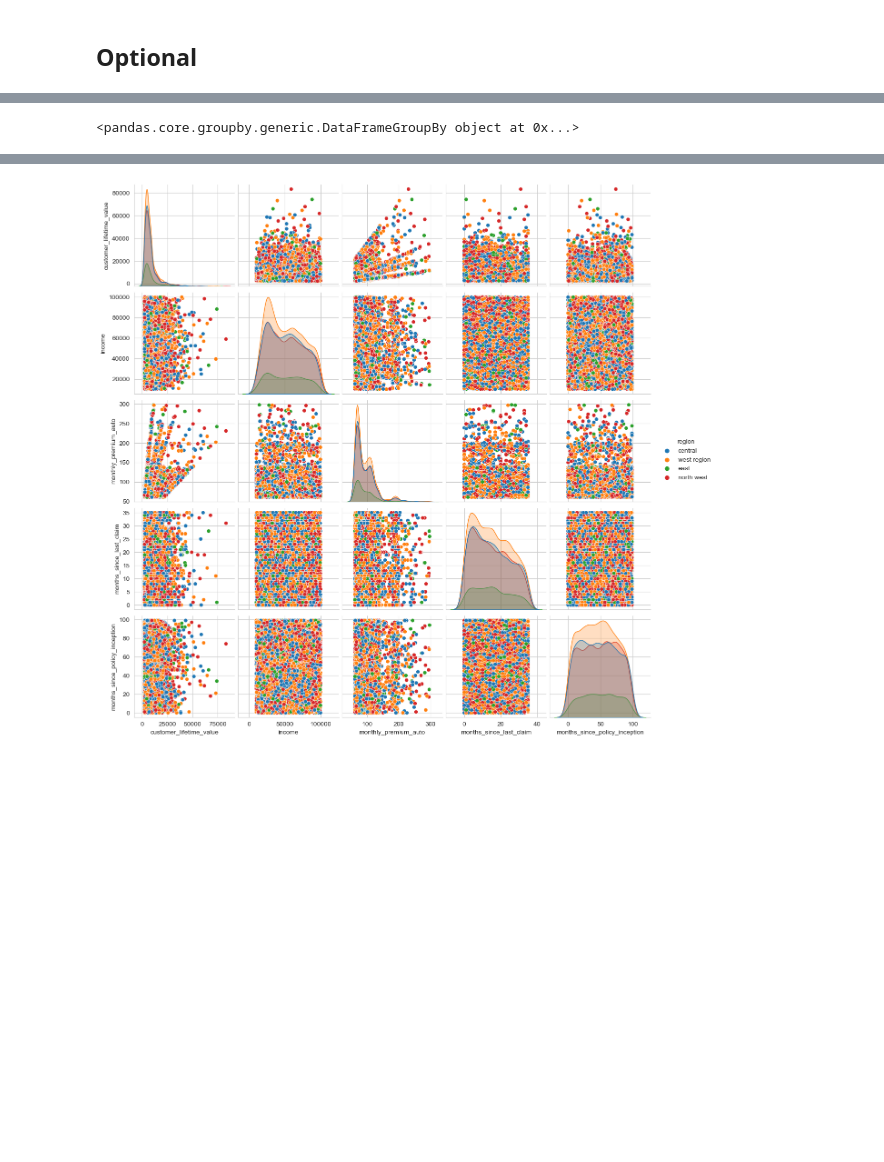
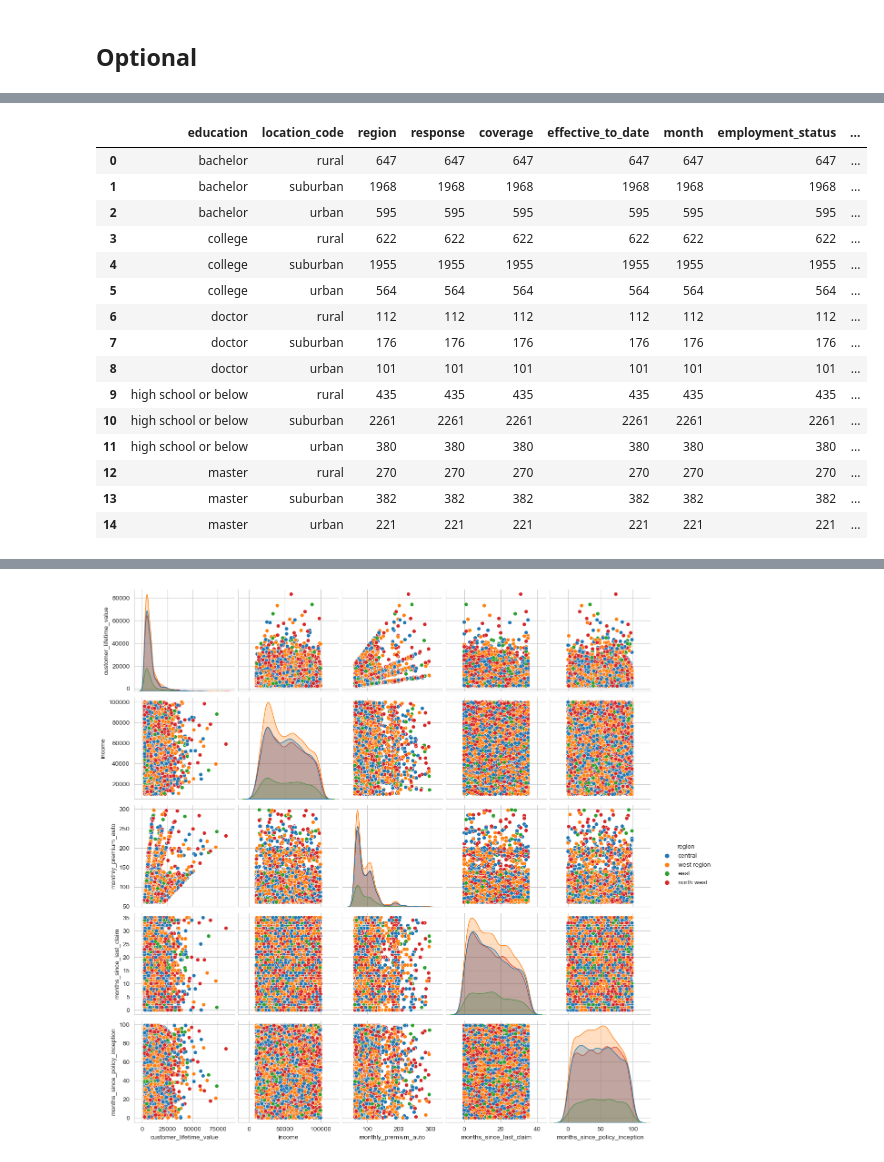
Before and after one commit to Phylanxy/Labs, a Jupyter notebook: week 2/Day 2/Lab_EDA.ipynb, the cells around one changed output, grey strips where cells are left out. Saved outputs shown, nothing was run; the diff lists cells and outputs as text; code cells hidden in the pictures; blank space fills up the shorter version.

```diff
--- a/week 2/Day 2/Lab_EDA.ipynb
+++ b/week 2/Day 2/Lab_EDA.ipynb
@@ -144,9 +165,24 @@ df_cat.describe()
 # %%
 grouped_data = df_cat.groupby(['education','location_code']).count().reset_index()
 # %%
-df_cat.groupby(['education','location_code'])
+df_cat.groupby(['education','location_code']).count().reset_index()
 # %% [output]
-<pandas.core.groupby.generic.DataFrameGroupBy object at 0x...>
+|  | education | location_code | region | response | coverage | effective_to_date | month | employment_status | ... |
+| 0 | bachelor | rural | 647 | 647 | 647 | 647 | 647 | 647 | ... |
+| 1 | bachelor | suburban | 1968 | 1968 | 1968 | 1968 | 1968 | 1968 | ... |
+| 2 | bachelor | urban | 595 | 595 | 595 | 595 | 595 | 595 | ... |
+| 3 | college | rural | 622 | 622 | 622 | 622 | 622 | 622 | ... |
+| 4 | college | suburban | 1955 | 1955 | 1955 | 1955 | 1955 | 1955 | ... |
+| 5 | college | urban | 564 | 564 | 564 | 564 | 564 | 564 | ... |
+| 6 | doctor | rural | 112 | 112 | 112 | 112 | 112 | 112 | ... |
+| 7 | doctor | suburban | 176 | 176 | 176 | 176 | 176 | 176 | ... |
+| 8 | doctor | urban | 101 | 101 | 101 | 101 | 101 | 101 | ... |
+| 9 | high school or below | rural | 435 | 435 | 435 | 435 | 435 | 435 | ... |
+| 10 | high school or below | suburban | 2261 | 2261 | 2261 | 2261 | 2261 | 2261 | ... |
+| 11 | high school or below | urban | 380 | 380 | 380 | 380 | 380 | 380 | ... |
+| 12 | master | rural | 270 | 270 | 270 | 270 | 270 | 270 | ... |
+| 13 | master | suburban | 382 | 382 | 382 | 382 | 382 | 382 | ... |
+| 14 | master | urban | 221 | 221 | 221 | 221 | 221 | 221 | ... |
 # %%
 grouped_data.value_counts()
 # %% [output]
```
Also changed, not shown: parts of 4 cells of this notebook.
